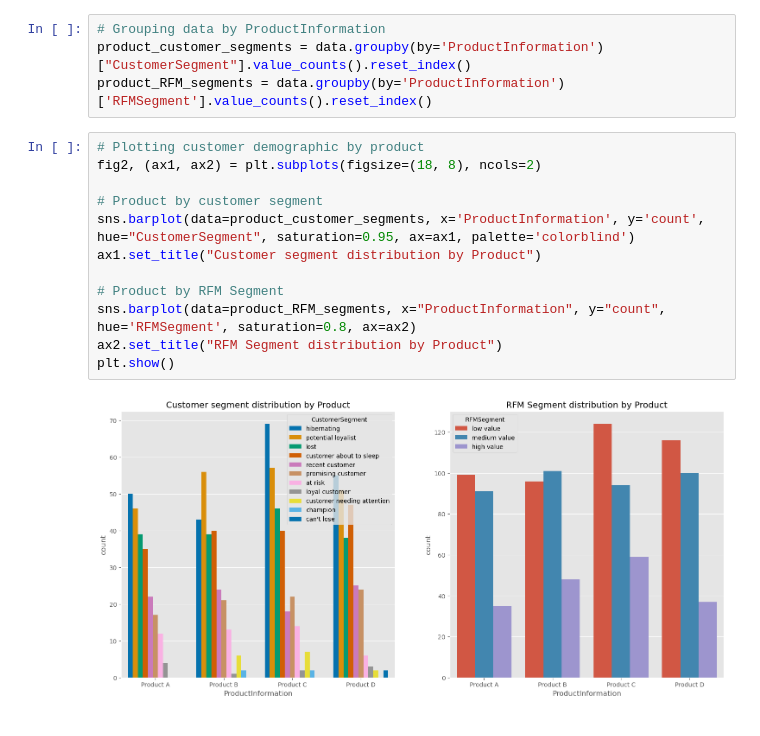
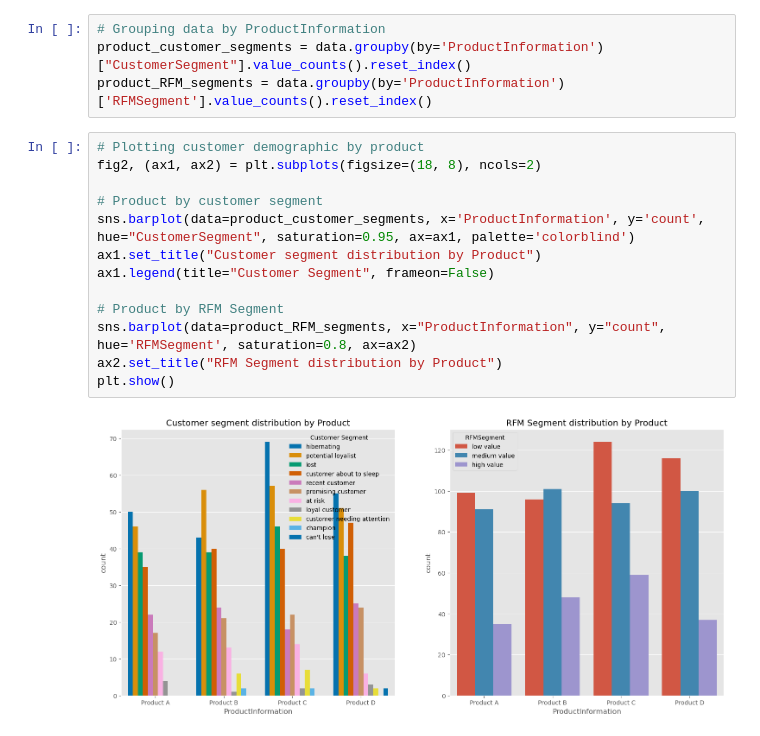
Before and after one commit to Nickimani/rfm_analysis, a Jupyter notebook: Code.ipynb, the cells around one changed output. Saved outputs shown, nothing was run; the diff lists cells and outputs as text.

```diff
--- a/Code.ipynb
+++ b/Code.ipynb
@@ -367,14 +362,15 @@ product_RFM_segments = data.groupby(by='ProductInformation')['RFMSegment'].value
 # %%
 # Plotting customer demographic by product
 fig2, (ax1, ax2) = plt.subplots(figsize=(18, 8), ncols=2)
 
 # Product by customer segment
 sns.barplot(data=product_customer_segments, x='ProductInformation', y='count', hue="CustomerSegment", saturation=0.95, ax=ax1, palette='colorblind')
 ax1.set_title("Customer segment distribution by Product")
+ax1.legend(title="Customer Segment", frameon=False)
 
 # Product by RFM Segment
 sns.barplot(data=product_RFM_segments, x="ProductInformation", y="count", hue='RFMSegment', saturation=0.8, ax=ax2)
 ax2.set_title("RFM Segment distribution by Product")
 plt.show()
 # %% [output]
-[figure, old version]
+[figure, new version]
```
Also changed, not shown: parts of 9 cells of this notebook.
